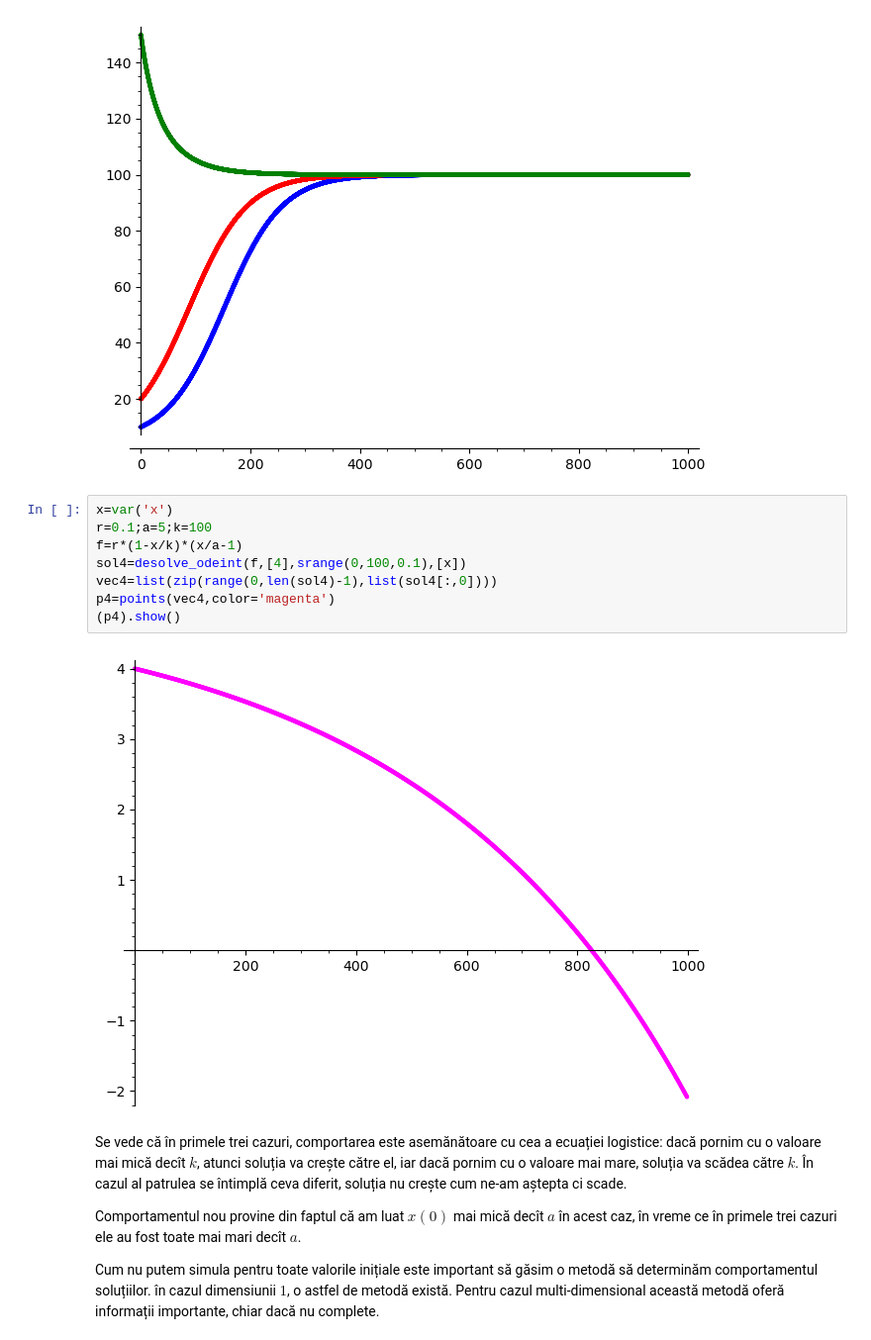
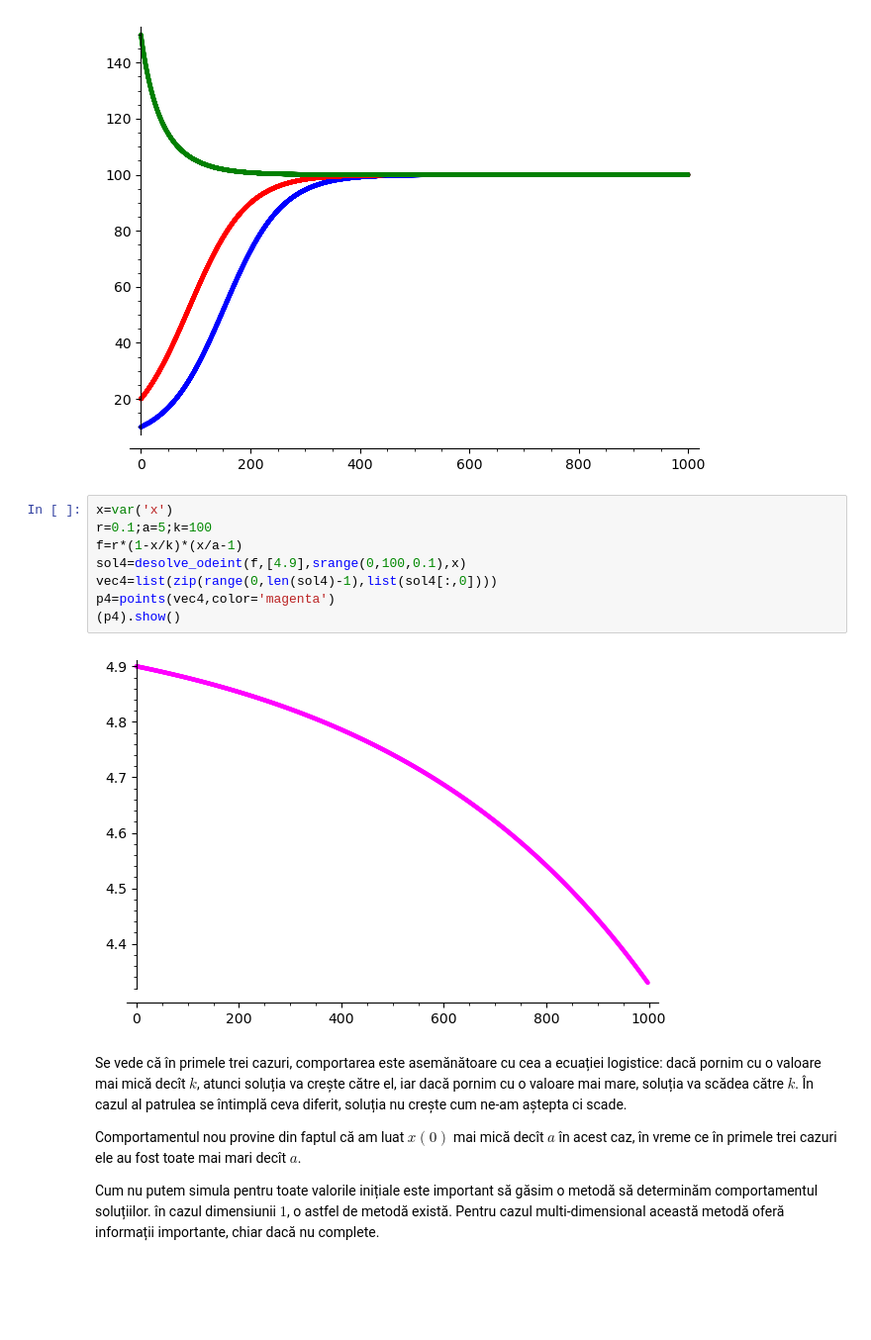
Before and after one commit to adhalanay/curs-ecologie, a Jupyter notebook: Cursul4.ipynb, the cells around one changed output. Shown at 99% size. Cells and saved outputs as stored; diff of their text form; blank space fills up the shorter version.

```diff
--- a/Cursul4.ipynb
+++ b/Cursul4.ipynb
@@ -29,13 +29,13 @@ p3=points(vec3,color='green')
 # %%
 x=var('x')
 r=0.1;a=5;k=100
 f=r*(1-x/k)*(x/a-1)
-sol4=desolve_odeint(f,[4],srange(0,100,0.1),[x])
+sol4=desolve_odeint(f,[4.9],srange(0,100,0.1),x)
 vec4=list(zip(range(0,len(sol4)-1),list(sol4[:,0])))
 p4=points(vec4,color='magenta')
 (p4).show()
 # %% [output]
-[figure, old version]
+[figure, new version]
 # %% [markdown]
 Se vede că în primele trei cazuri, comportarea este asemănătoare cu cea a ecuației logistice: dacă pornim cu o valoare mai mică decît $k$, atunci soluția va crește către el, iar dacă pornim cu o valoare mai mare, soluția va scădea către $k$. În cazul al patrulea se întimplă ceva diferit, soluția nu crește cum ne-am aștepta ci scade.
 
```
Also changed, not shown: parts of 2 cells of this notebook.
